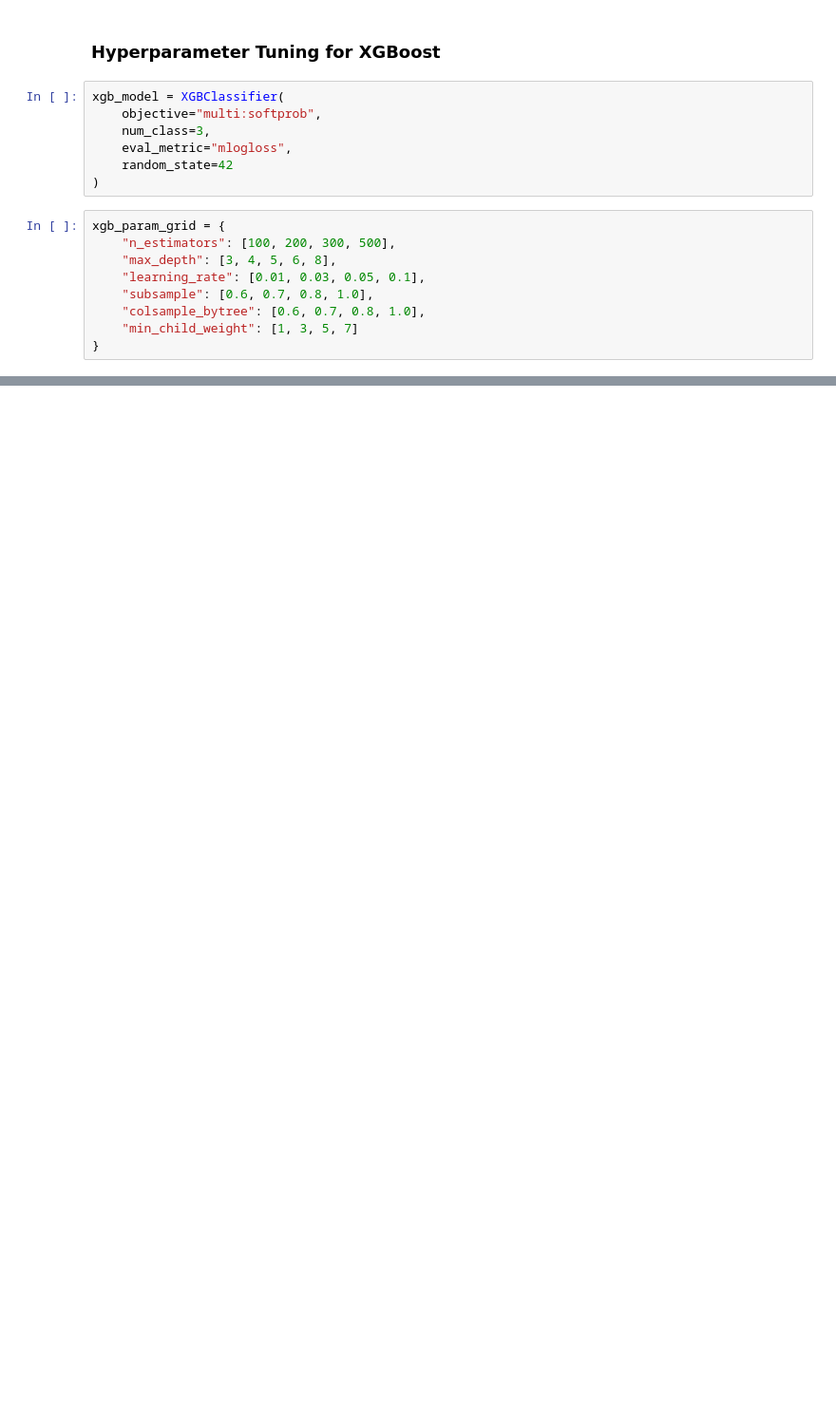
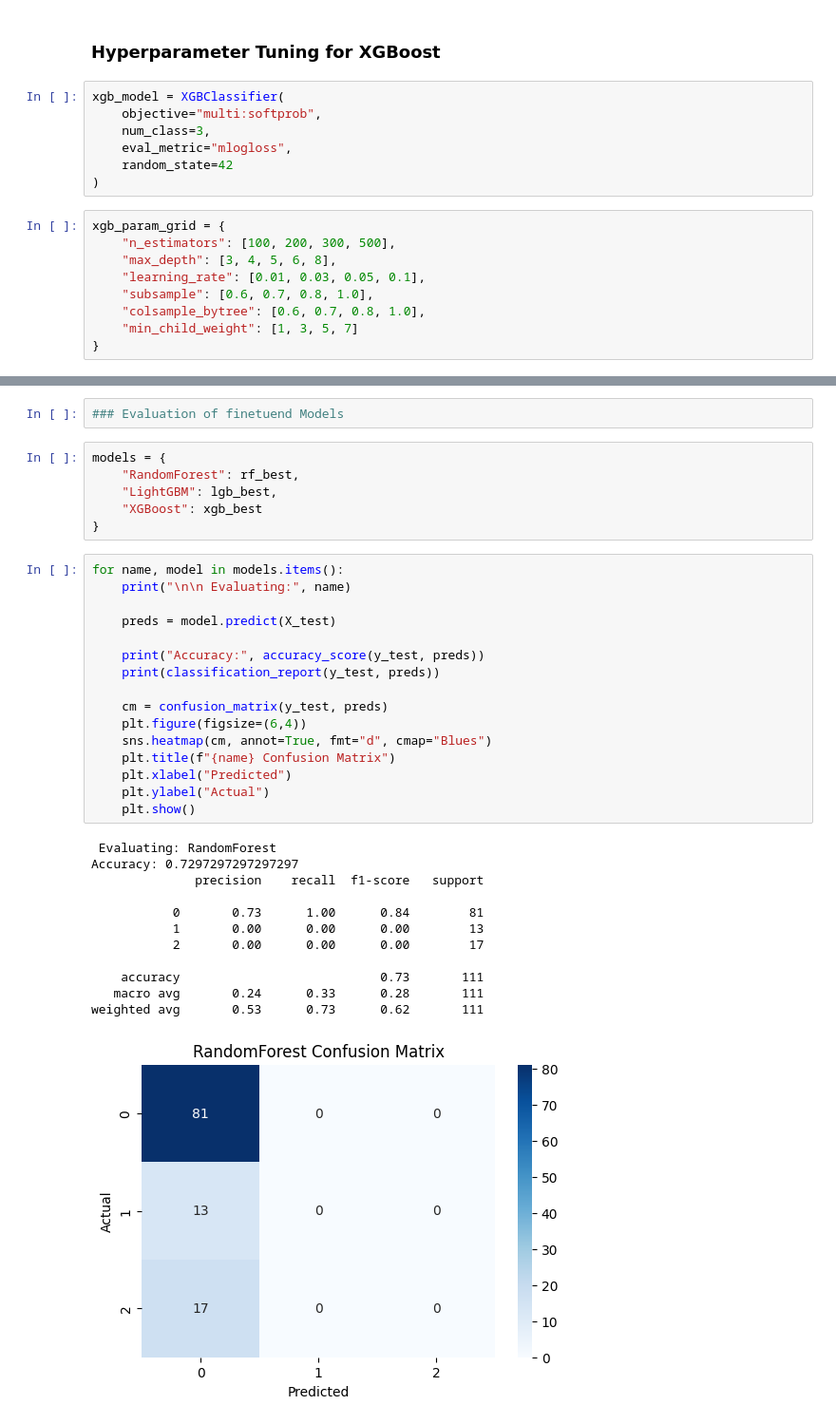
Before and after one commit to monkeyband114/Blockchaindataanalysis, a Jupyter notebook: Training_XGB_LIGHTBGM_RF.ipynb, the cells around one changed output, grey strips where cells are left out. Shown at 95% size. Saved outputs shown, nothing was run; the diff lists cells and outputs as text; blank space fills up the shorter version.

Commit message:
Changes to be committed: 	new file:   Blockchaindataanalysis.rar 	modified:   Training_XGB_LIGHTBGM_RF.ipynb 	new file:   XGBoost_best_model.joblib

```diff
--- a/Training_XGB_LIGHTBGM_RF.ipynb
+++ b/Training_XGB_LIGHTBGM_RF.ipynb
@@ -358,0 +352,37 @@ print("Best XGBoost params:", xgb_search.best_params_)
+# %%
+### Evaluation of finetuend Models
+# %%
+models = {
+    "RandomForest": rf_best,
+    "LightGBM": lgb_best,
+    "XGBoost": xgb_best
+}
+# %%
+for name, model in models.items():
+    print("\n\n Evaluating:", name)
+
+    preds = model.predict(X_test)
+
+    print("Accuracy:", accuracy_score(y_test, preds))
+    print(classification_report(y_test, preds))
+
+    cm = confusion_matrix(y_test, preds)
+    plt.figure(figsize=(6,4))
+    sns.heatmap(cm, annot=True, fmt="d", cmap="Blues")
+    plt.title(f"{name} Confusion Matrix")
+    plt.xlabel("Predicted")
+    plt.ylabel("Actual")
+    plt.show()
+# %% [output]
+ Evaluating: RandomForest
+Accuracy: 0.7297297297297297
+              precision    recall  f1-score   support
+
+           0       0.73      1.00      0.84        81
+           1       0.00      0.00      0.00        13
+           2       0.00      0.00      0.00        17
+
+    accuracy                           0.73       111
+   macro avg       0.24      0.33      0.28       111
+weighted avg       0.53      0.73      0.62       111
+[figure, added]
```
Also changed, not shown: parts of 13 cells of this notebook, 2 other files.
